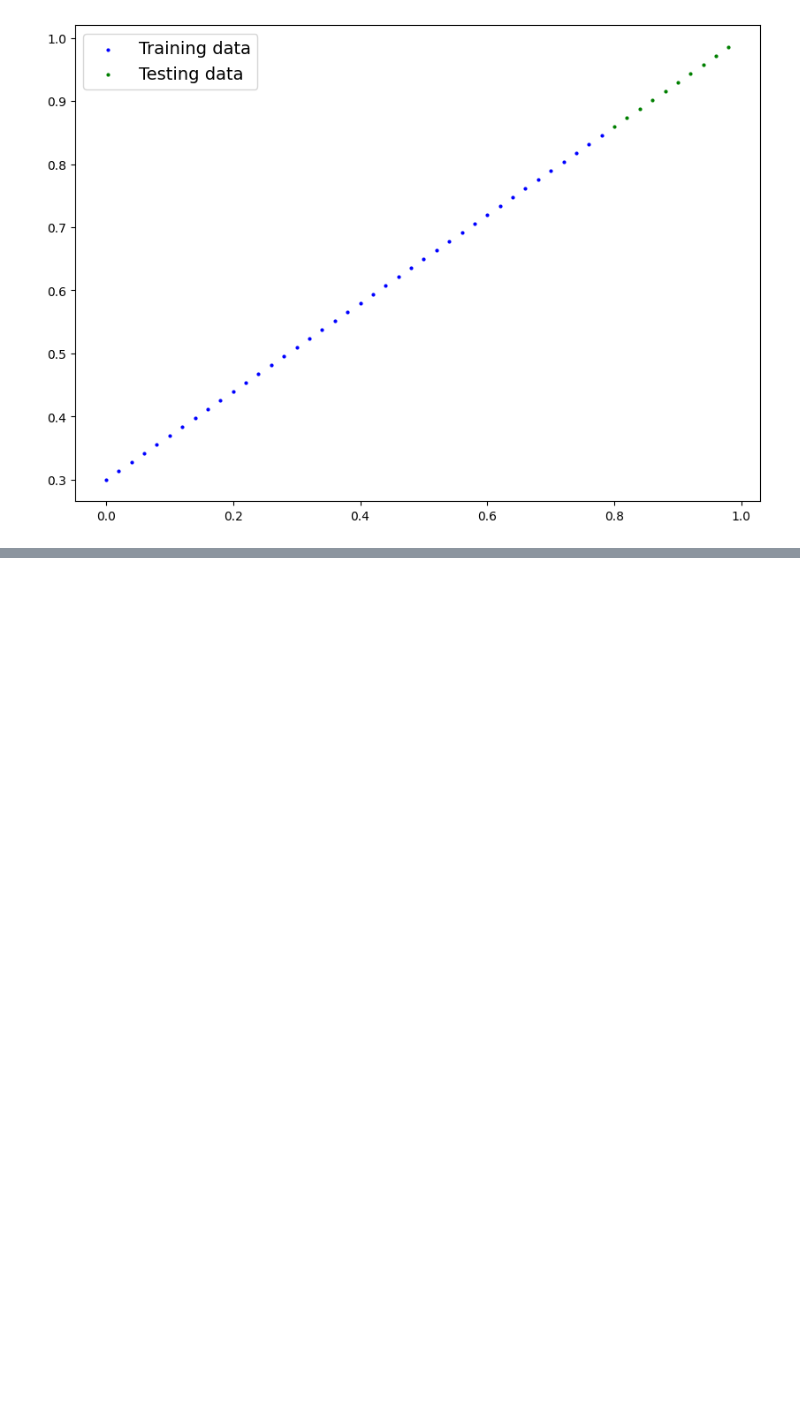
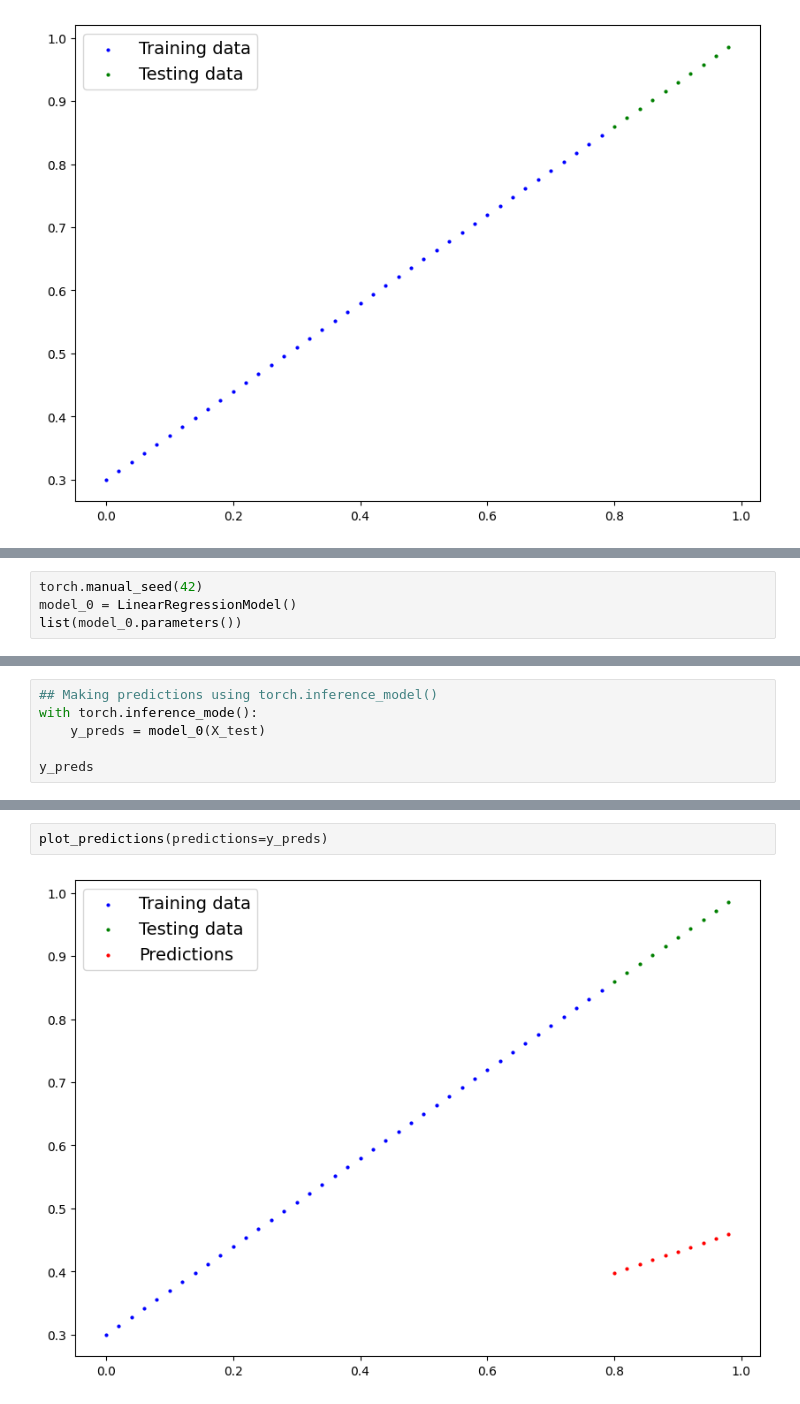
Before and after one commit to felixRotichh/Pytorch, a Jupyter notebook: Pytorch_LinearRegression.ipynb, the cells around one changed output, grey strips where cells are left out. Cells and saved outputs as stored; diff of their text form; blank space fills up the shorter version.

```diff
--- a/Pytorch_LinearRegression.ipynb
+++ b/Pytorch_LinearRegression.ipynb
@@ -88,2 +86,6 @@ class LinearRegressionModel(nn.Module):
     def forward(self, x: torch.Tensor) -> torch.Tensor:
         return self.weights * x + self.bias
+# %%
+torch.manual_seed(42)
+model_0 = LinearRegressionModel()
+list(model_0.parameters())
@@ -89,0 +101,6 @@ class LinearRegressionModel(nn.Module):
+# %%
+## Making predictions using torch.inference_model()
+with torch.inference_mode():
+    y_preds = model_0(X_test)
+
+y_preds
@@ -89,0 +118,4 @@ class LinearRegressionModel(nn.Module):
+# %%
+plot_predictions(predictions=y_preds)
+# %% [output]
+[figure, added]
```
Also changed, not shown: parts of 6 cells of this notebook.
